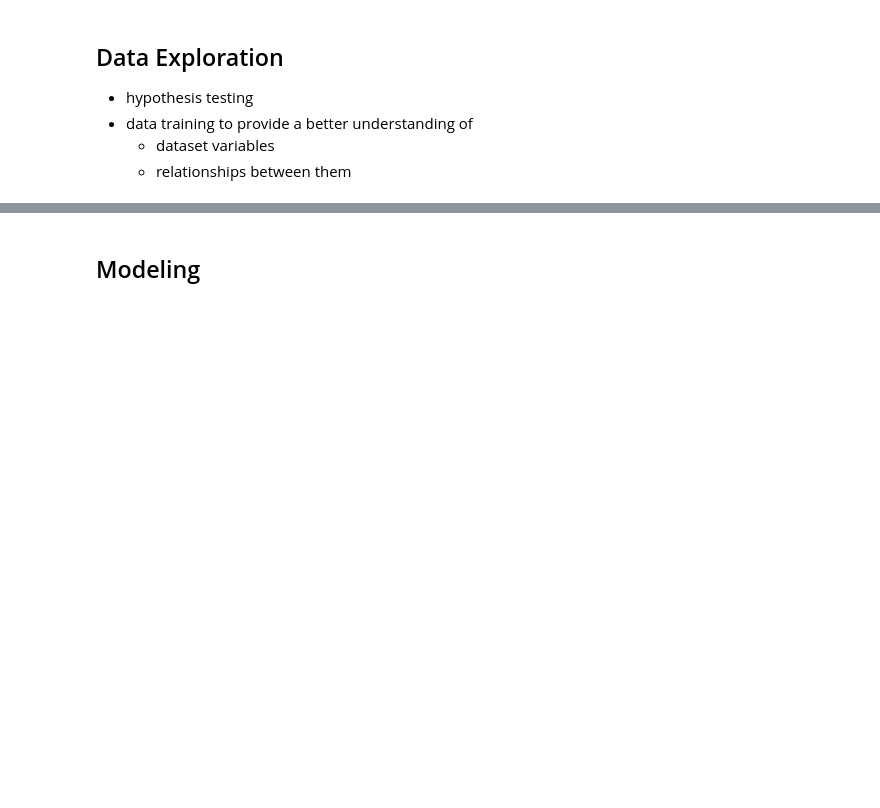
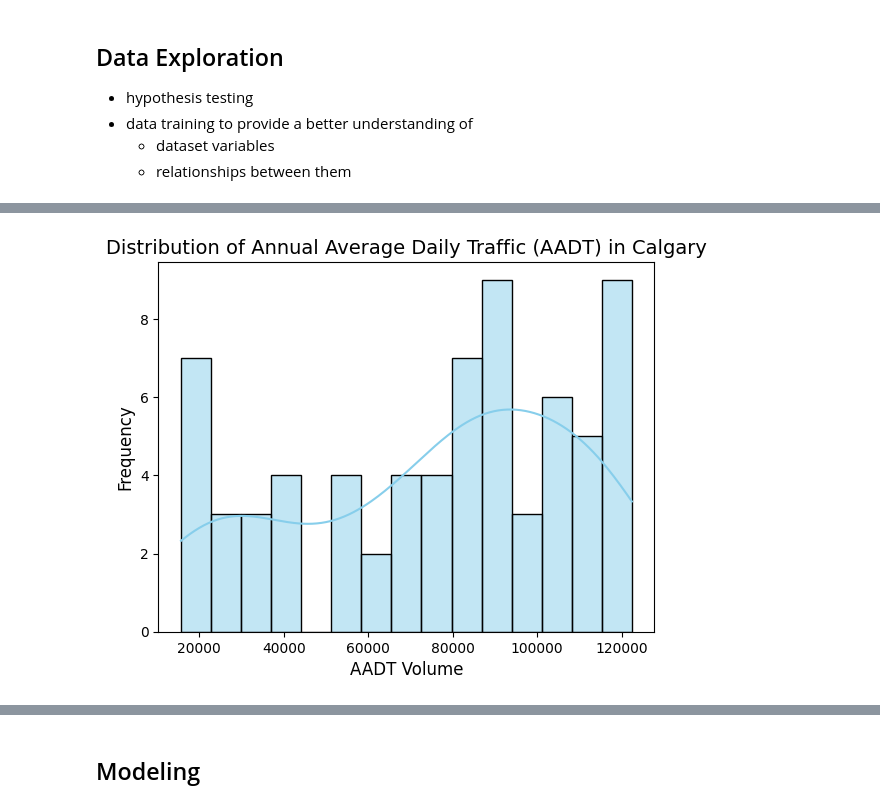
Before and after one commit to ctatlah/ai-carwash, a Jupyter notebook: carwash.ipynb, the cells around one changed output, grey strips where cells are left out. Saved outputs shown, nothing was run; the diff lists cells and outputs as text; code cells hidden in the pictures; blank space fills up the shorter version.

Commit message:
Analysis of traffic pattern demand added

```diff
--- a/carwash.ipynb
+++ b/carwash.ipynb
@@ -27,0 +54,4 @@ I will use AI tools to generate car wash data that would be similar to real worl
+# %%
+demand_df = pd.read_csv('data/calgary_traffic_patterns.csv')
+print(f"Demand Data: {demand_df.shape}")
+demand_df.head()
@@ -50,0 +158,12 @@ The output should be an understanding of where in Calgary represent high-potenti
+# %%
+# Histogram of AADT_Volume to see the spread of traffic
+#
+
+sns.histplot(demand_df['AADT_Volume'], bins=15, kde=True, color='skyblue')
+plt.title('Distribution of Annual Average Daily Traffic (AADT) in Calgary', fontsize=14)
+plt.xlabel('AADT Volume', fontsize=12)
+plt.ylabel('Frequency', fontsize=12)
+plt.show()
+plt.close()
+# %% [output]
+[figure, added]
```
Also changed, not shown: parts of 31 cells of this notebook, 4 other files.
